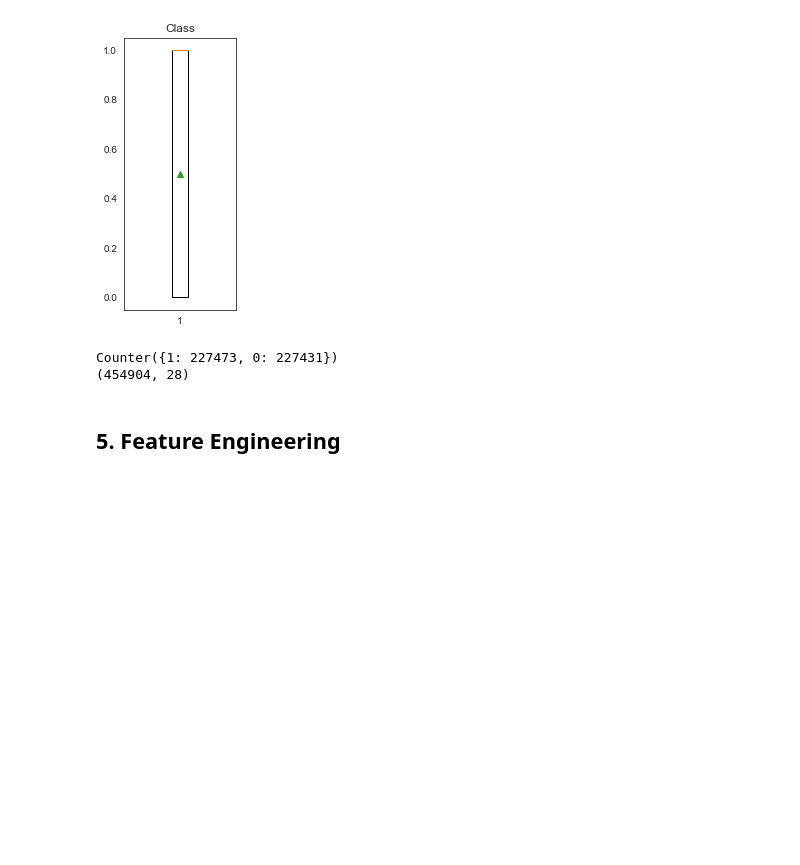
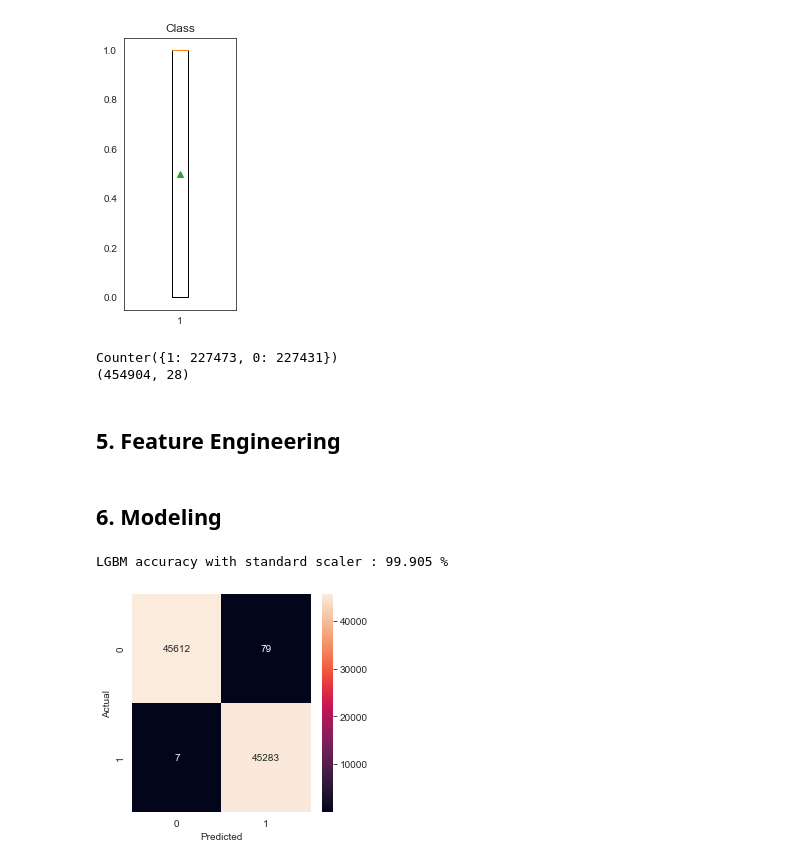
Before and after one commit to Preranapagar/ML_Projects, a Jupyter notebook: Project/Credit Card Fraud Detection/fraud_detection_2023.ipynb, the cells around one changed output. Saved outputs shown, nothing was run; the diff lists cells and outputs as text; code cells hidden in the pictures; blank space fills up the shorter version.

```diff
--- a/Project/Credit Card Fraud Detection/fraud_detection_2023.ipynb
+++ b/Project/Credit Card Fraud Detection/fraud_detection_2023.ipynb
@@ -148,5 +150,3 @@ print(X.shape)
 # %% [output]
 Counter({1: 227473, 0: 227431})
 (454904, 28)
-# %% [markdown]
-## 5. Feature Engineering
@@ -210,0 +153,2 @@ x_train_fun = pd.DataFrame(x_train_fun)
+# %% [markdown]
+## 5. Feature Engineering
@@ -210,0 +213,23 @@ x_train_fun = pd.DataFrame(x_train_fun)
+# %% [markdown]
+## 6. Modeling
+# %%
+#With Standard scaler
+x_train_standard, x_val_standard, y_train_standard, y_val_standard = train_test_split(x_train_standard_scaler, y_train,
+                                                                                     test_size=0.2, random_state=2020)
+LGBM = LGBMClassifier()
+LGBM.fit(x_train_standard, y_train_standard)
+
+y_pred_LGBM_standard = LGBM.predict(x_val_standard)
+LGBM_standard_accuracy = accuracy_score(y_val_standard,y_pred_LGBM_standard)
+print("LGBM accuracy with standard scaler :", round(LGBM_standard_accuracy*100,3),'%')
+
+cm = confusion_matrix(y_val_standard,y_pred_LGBM_standard)
+
+plt.figure(figsize=(4,4))
+sns.heatmap(cm, annot=True, fmt='.0f')
+plt.xlabel("Predicted")
+plt.ylabel("Actual")
+plt.show()
+# %% [output]
+LGBM accuracy with standard scaler : 99.905 %
+[figure, added]
```
Also changed, not shown: parts of 7 cells of this notebook.
